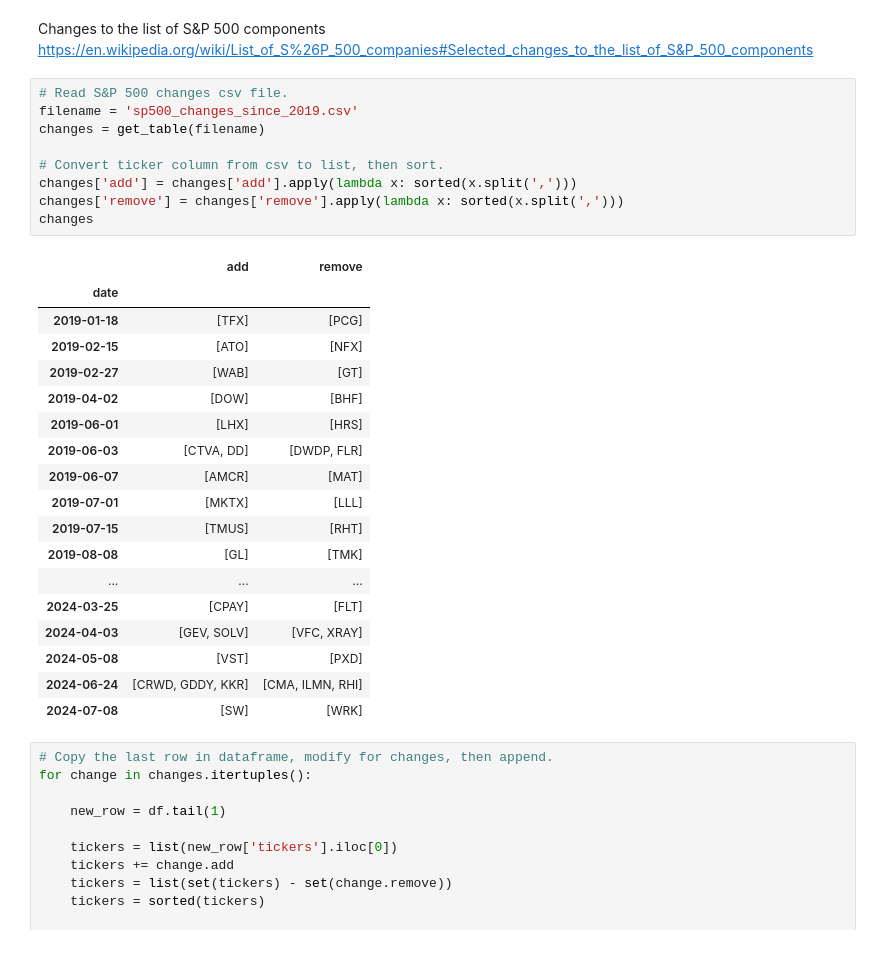
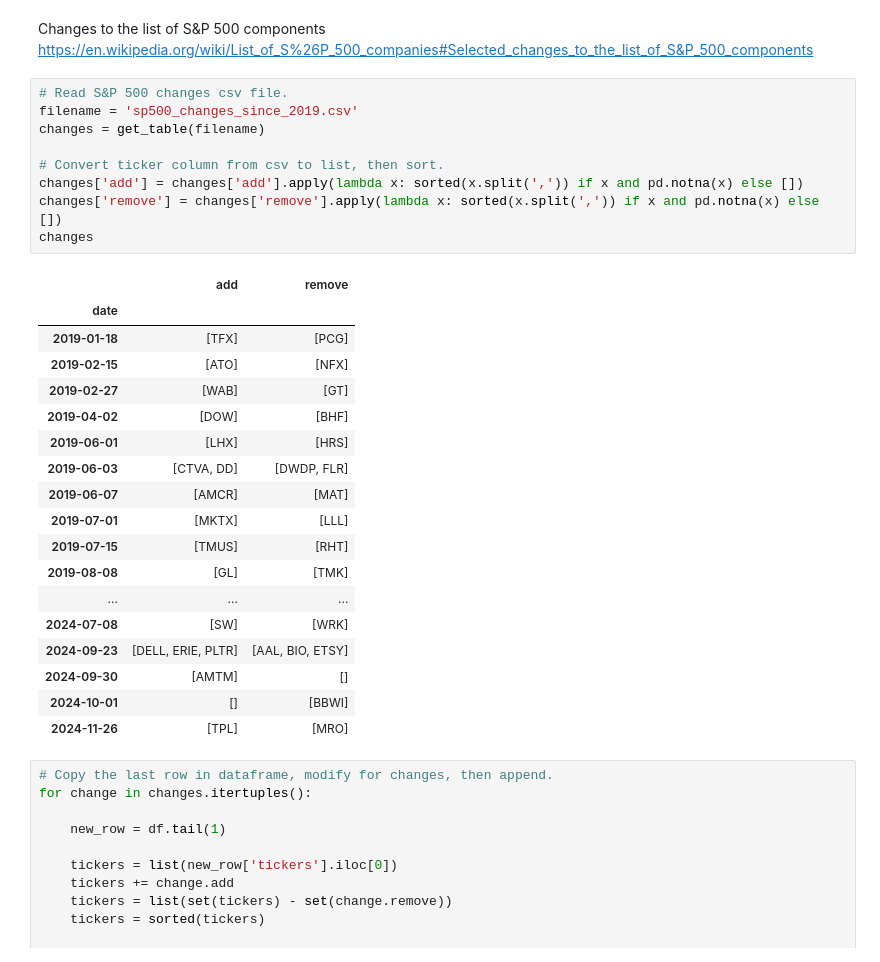
Before and after one commit to fja05680/sp500, a Jupyter notebook: sp500_historical.ipynb, the cells around one changed output. Cells and saved outputs as stored; diff of their text form.

```diff
--- a/sp500_historical.ipynb
+++ b/sp500_historical.ipynb
@@ -110,31 +108,31 @@ https://en.wikipedia.org/wiki/List_of_S%26P_500_companies#Selected_changes_to_th
 # %%
 # Read S&P 500 changes csv file.
 filename = 'sp500_changes_since_2019.csv'
 changes = get_table(filename)
 
 # Convert ticker column from csv to list, then sort.
-changes['add'] = changes['add'].apply(lambda x: sorted(x.split(',')))
-changes['remove'] = changes['remove'].apply(lambda x: sorted(x.split(',')))
+changes['add'] = changes['add'].apply(lambda x: sorted(x.split(',')) if x and pd.notna(x) else [])
+changes['remove'] = changes['remove'].apply(lambda x: sorted(x.split(',')) if x and pd.notna(x) else [])
 changes
 # %% [output]
 |  | add | remove |
 | date |  |  |
 | 2019-01-18 | [TFX] | [PCG] |
 | 2019-02-15 | [ATO] | [NFX] |
 | 2019-02-27 | [WAB] | [GT] |
 | 2019-04-02 | [DOW] | [BHF] |
 | 2019-06-01 | [LHX] | [HRS] |
 | 2019-06-03 | [CTVA, DD] | [DWDP, FLR] |
 | 2019-06-07 | [AMCR] | [MAT] |
 | 2019-07-01 | [MKTX] | [LLL] |
 | 2019-07-15 | [TMUS] | [RHT] |
 | 2019-08-08 | [GL] | [TMK] |
 | ... | ... | ... |
-| 2024-03-25 | [CPAY] | [FLT] |
-| 2024-04-03 | [GEV, SOLV] | [VFC, XRAY] |
-| 2024-05-08 | [VST] | [PXD] |
-| 2024-06-24 | [CRWD, GDDY, KKR] | [CMA, ILMN, RHI] |
 | 2024-07-08 | [SW] | [WRK] |
+| 2024-09-23 | [DELL, ERIE, PLTR] | [AAL, BIO, ETSY] |
+| 2024-09-30 | [AMTM] | [] |
+| 2024-10-01 | [] | [BBWI] |
+| 2024-11-26 | [TPL] | [MRO] |
 # %%
 # Copy the last row in dataframe, modify for changes, then append.
 for change in changes.itertuples():
```
Also changed, not shown: parts of 1 cell of this notebook, 1 other file.
